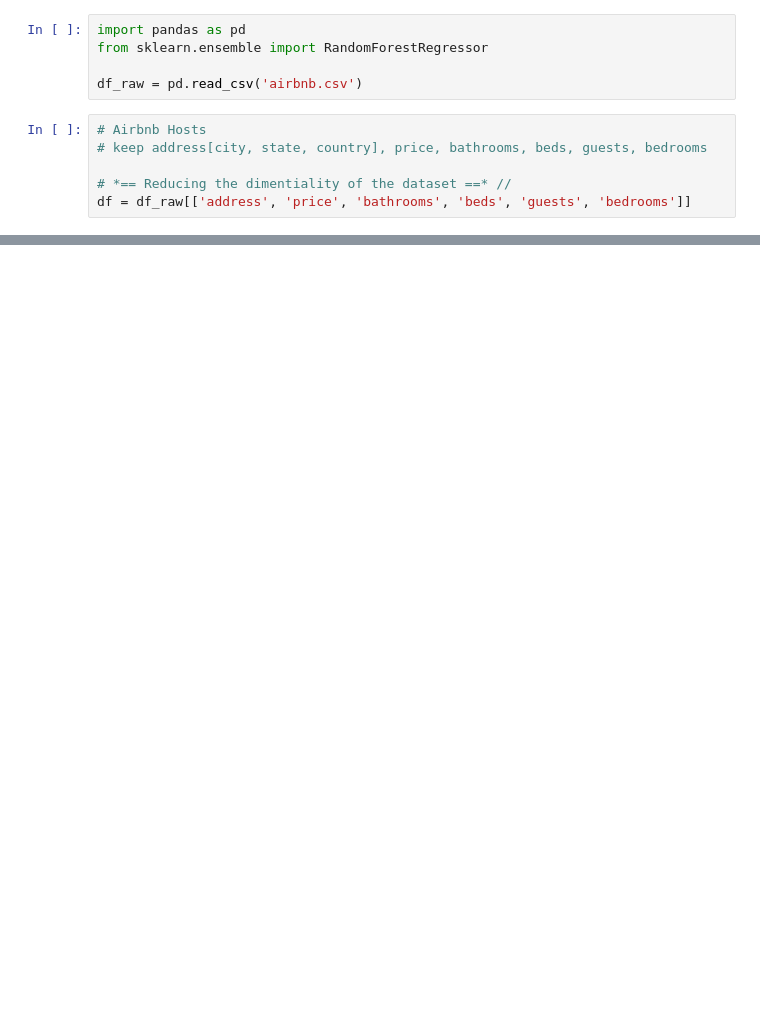
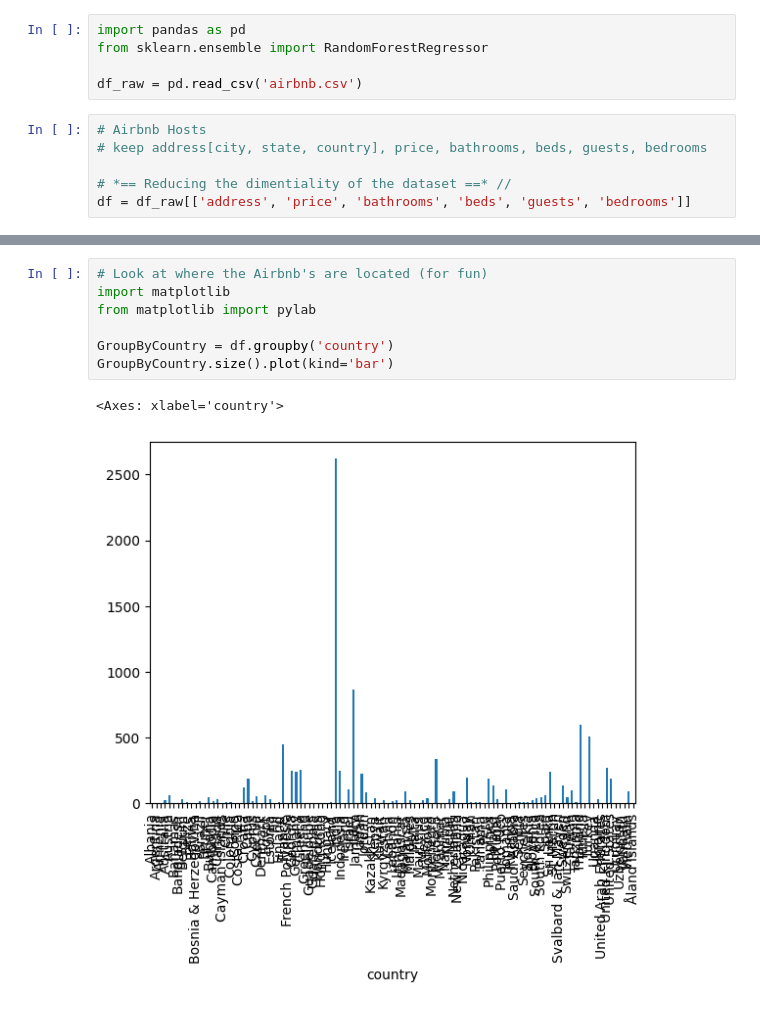
Before and after one commit to adalysg/CAP4770-Team-Project, a Jupyter notebook: notebook.ipynb, the cells around one changed output, grey strips where cells are left out. Saved outputs shown, nothing was run; the diff lists cells and outputs as text; blank space fills up the shorter version.

```diff
--- a/notebook.ipynb
+++ b/notebook.ipynb
@@ -27,0 +41,10 @@ KeyError: "['address'] not found in axis"
+# %%
+# Look at where the Airbnb's are located (for fun)
+import matplotlib
+from matplotlib import pylab
+
+GroupByCountry = df.groupby('country')
+GroupByCountry.size().plot(kind='bar')
+# %% [output]
+<Axes: xlabel='country'>
+[figure, added]
```
Also changed, not shown: parts of 4 cells of this notebook.
